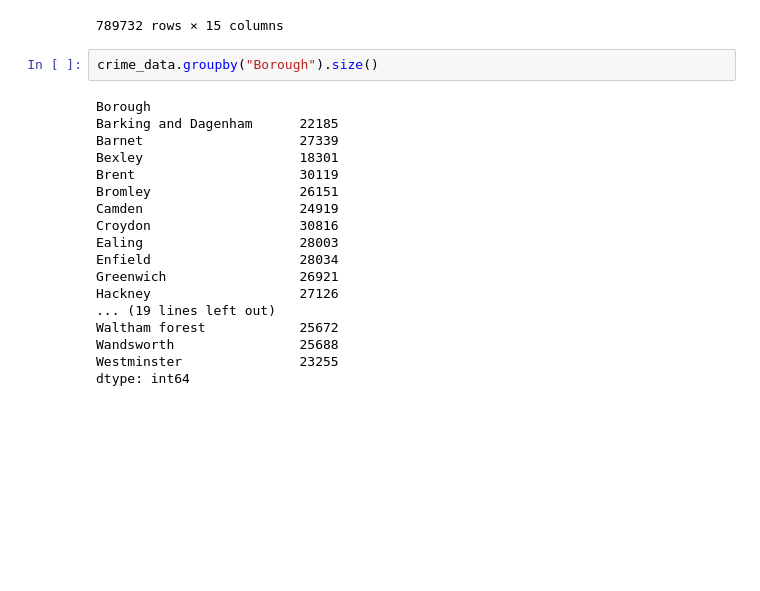
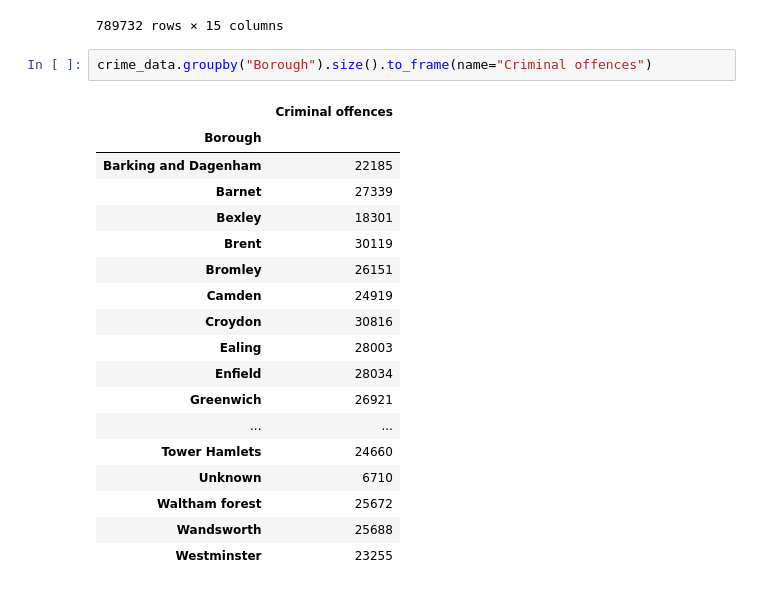
Before and after one commit to shaksternano/london-crime-map, a Jupyter notebook: data_processing.ipynb, the cells around one changed output. Cells and saved outputs as stored; diff of their text form; blank space fills up the shorter version.

```diff
--- a/data_processing.ipynb
+++ b/data_processing.ipynb
@@ -95,23 +95,24 @@ crime_data
 | 789731 | 2025-03-01 | Safer Neighbourhood Teams | Westminster Westbourne | Westbourne | E05013809 | VEHICLE OFFENCES | THEFT FROM A VEHICLE | Offences | ... |
 789732 rows × 15 columns
 # %%
-crime_data.groupby("Borough").size()
+crime_data.groupby("Borough").size().to_frame(name="Criminal offences")
 # %% [output]
-Borough
-Barking and Dagenham      22185
-Barnet                    27339
-Bexley                    18301
-Brent                     30119
-Bromley                   26151
-Camden                    24919
-Croydon                   30816
-Ealing                    28003
-Enfield                   28034
-Greenwich                 26921
-Hackney                   27126
-... (19 lines left out)
-Waltham forest            25672
-Wandsworth                25688
-Westminster               23255
-dtype: int64
+|  | Criminal offences |
+| Borough |  |
+| Barking and Dagenham | 22185 |
+| Barnet | 27339 |
+| Bexley | 18301 |
+| Brent | 30119 |
+| Bromley | 26151 |
+| Camden | 24919 |
+| Croydon | 30816 |
+| Ealing | 28003 |
+| Enfield | 28034 |
+| Greenwich | 26921 |
+| ... | ... |
+| Tower Hamlets | 24660 |
+| Unknown | 6710 |
+| Waltham forest | 25672 |
+| Wandsworth | 25688 |
+| Westminster | 23255 |
 # %%
```
Also changed, not shown: parts of 4 cells of this notebook, 1 other file.
